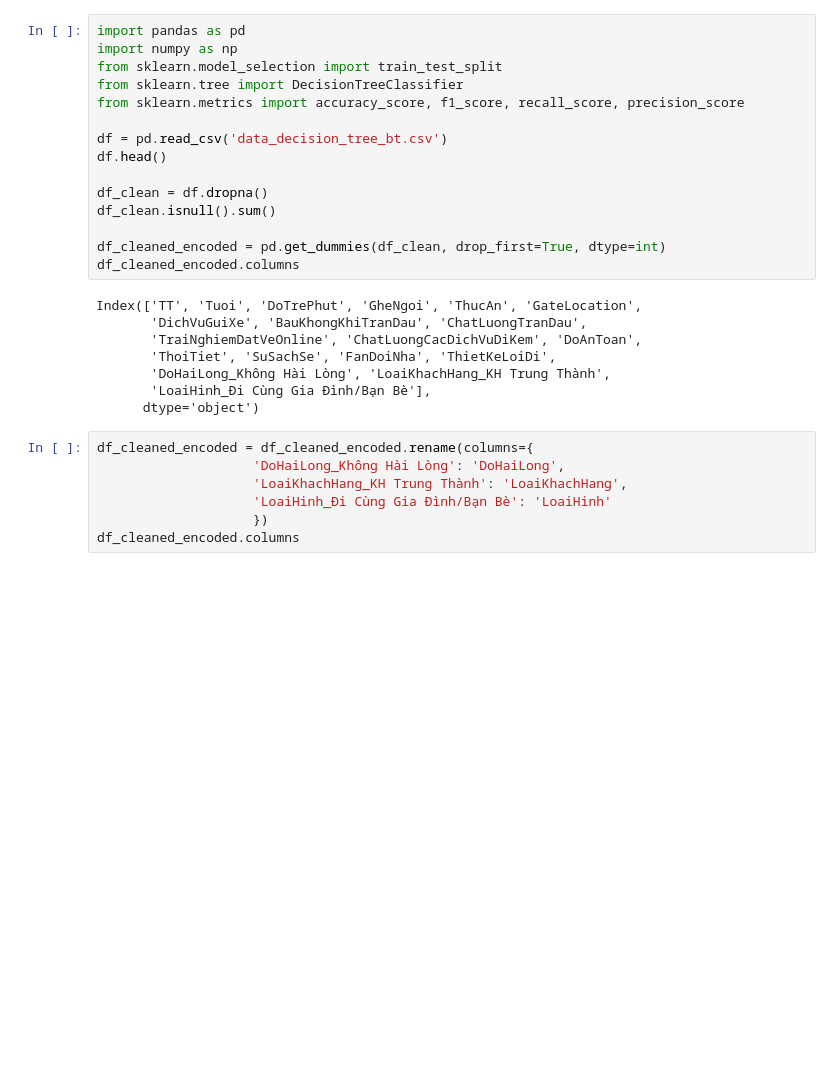
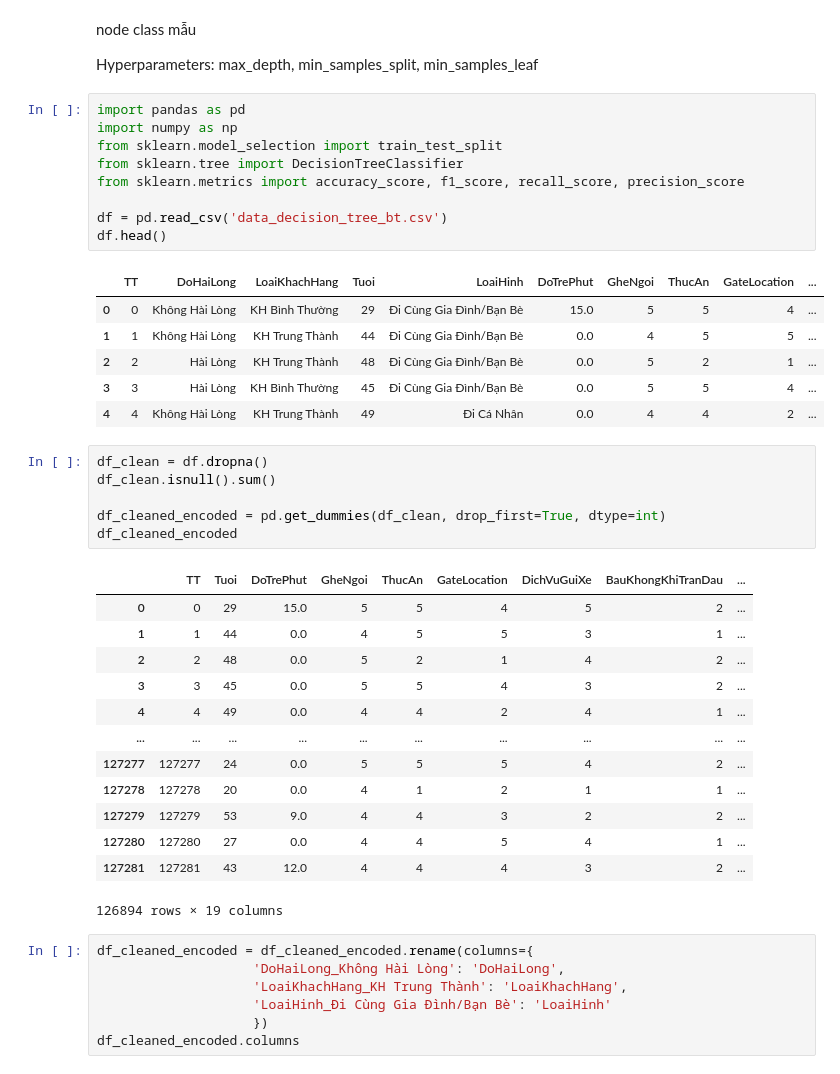
Before and after one commit to hoangnguyenphp/coldAIEngineer, a Jupyter notebook: buoi17-decision-tree/dt.ipynb, the cells around one changed output. Drawn from its saved outputs; the diff is of its cells as text; blank space fills up the shorter version.

```diff
--- a/buoi17-decision-tree/dt.ipynb
+++ b/buoi17-decision-tree/dt.ipynb
@@ -127,3 +169,9 @@ Học Máy Là Gì va Gom Những Lĩnh Vực Nao?
+# %% [markdown]
+node
+class
+mẫu
+
+Hyperparameters: max_depth, min_samples_split, min_samples_leaf
 # %%
 import pandas as pd
 import numpy as np
@@ -133,20 +181,33 @@ from sklearn.metrics import accuracy_score, f1_score, recall_score, precision_sc
 
 df = pd.read_csv('data_decision_tree_bt.csv')
 df.head()
-
-df_clean = df.dropna()
-df_clean.isnull().sum()
-
-df_cleaned_encoded = pd.get_dummies(df_clean, drop_first=True, dtype=int)
-df_cleaned_encoded.columns
 # %% [output]
-Index(['TT', 'Tuoi', 'DoTrePhut', 'GheNgoi', 'ThucAn', 'GateLocation',
-       'DichVuGuiXe', 'BauKhongKhiTranDau', 'ChatLuongTranDau',
-       'TraiNghiemDatVeOnline', 'ChatLuongCacDichVuDiKem', 'DoAnToan',
-       'ThoiTiet', 'SuSachSe', 'FanDoiNha', 'ThietKeLoiDi',
-       'DoHaiLong_Không Hài Lòng', 'LoaiKhachHang_KH Trung Thành',
-       'LoaiHinh_Đi Cùng Gia Đình/Bạn Bè'],
-      dtype='object')
+|  | TT | DoHaiLong | LoaiKhachHang | Tuoi | LoaiHinh | DoTrePhut | GheNgoi | ThucAn | GateLocation | ... |
+| 0 | 0 | Không Hài Lòng | KH Bình Thường | 29 | Đi Cùng Gia Đình/Bạn Bè | 15.0 | 5 | 5 | 4 | ... |
+| 1 | 1 | Không Hài Lòng | KH Trung Thành | 44 | Đi Cùng Gia Đình/Bạn Bè | 0.0 | 4 | 5 | 5 | ... |
+| 2 | 2 | Hài Lòng | KH Trung Thành | 48 | Đi Cùng Gia Đình/Bạn Bè | 0.0 | 5 | 2 | 1 | ... |
+| 3 | 3 | Hài Lòng | KH Bình Thường | 45 | Đi Cùng Gia Đình/Bạn Bè | 0.0 | 5 | 5 | 4 | ... |
+| 4 | 4 | Không Hài Lòng | KH Trung Thành | 49 | Đi Cá Nhân | 0.0 | 4 | 4 | 2 | ... |
+# %%
+df_clean = df.dropna()
+df_clean.isnull().sum()
+
+df_cleaned_encoded = pd.get_dummies(df_clean, drop_first=True, dtype=int)
+df_cleaned_encoded
+# %% [output]
+|  | TT | Tuoi | DoTrePhut | GheNgoi | ThucAn | GateLocation | DichVuGuiXe | BauKhongKhiTranDau | ... |
+| 0 | 0 | 29 | 15.0 | 5 | 5 | 4 | 5 | 2 | ... |
+| 1 | 1 | 44 | 0.0 | 4 | 5 | 5 | 3 | 1 | ... |
+| 2 | 2 | 48 | 0.0 | 5 | 2 | 1 | 4 | 2 | ... |
+| 3 | 3 | 45 | 0.0 | 5 | 5 | 4 | 3 | 2 | ... |
+| 4 | 4 | 49 | 0.0 | 4 | 4 | 2 | 4 | 1 | ... |
+| ... | ... | ... | ... | ... | ... | ... | ... | ... | ... |
+| 127277 | 127277 | 24 | 0.0 | 5 | 5 | 5 | 4 | 2 | ... |
+| 127278 | 127278 | 20 | 0.0 | 4 | 1 | 2 | 1 | 1 | ... |
+| 127279 | 127279 | 53 | 9.0 | 4 | 4 | 3 | 2 | 2 | ... |
+| 127280 | 127280 | 27 | 0.0 | 4 | 4 | 5 | 4 | 1 | ... |
+| 127281 | 127281 | 43 | 12.0 | 4 | 4 | 4 | 3 | 2 | ... |
+126894 rows × 19 columns
 # %%
 df_cleaned_encoded = df_cleaned_encoded.rename(columns={
                     'DoHaiLong_Không Hài Lòng': 'DoHaiLong',
```
Also changed, not shown: parts of 1 cell of this notebook, 29 other files.
